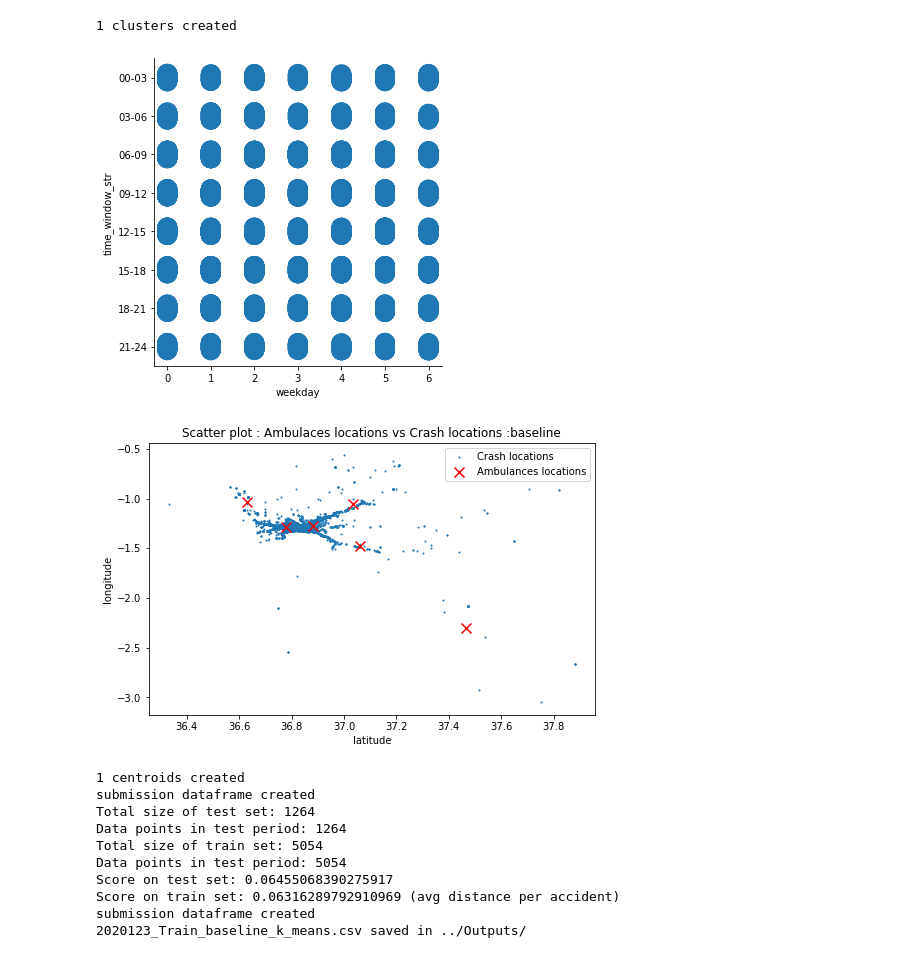
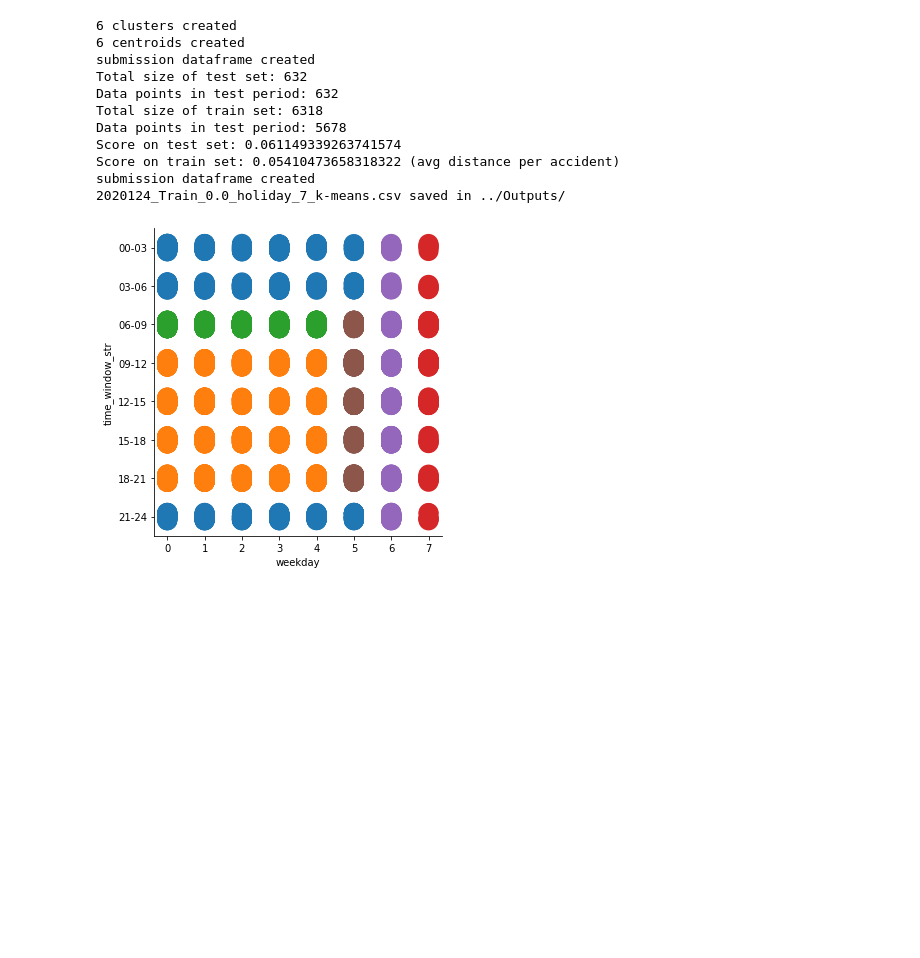
Before and after one commit to AndOleAnd/Capstone_N_A_P, a Jupyter notebook: Notebooks/submission_functions.ipynb, the cells around one changed output. Cells and saved outputs as stored; diff of their text form; code cells hidden in the pictures; blank space fills up the shorter version.

Commit message:
latest changes with outlier removal and holiday

```diff
--- a/Notebooks/submission_functions.ipynb
+++ b/Notebooks/submission_functions.ipynb
@@ -344,46 +398,46 @@ def split_accident_df(data, strategy, test_size=0.3, random_state=42):
 # %%
 def ambulance_placement_pipeline(input_path='../Inputs/', output_path='../Outputs/', crash_source_csv='Train',
+                                 outlier_filter=0,
                                  holdout_strategy='year_2019', holdout_test_size=0.3,
                                  test_period_date_start='2019-01-01', test_period_date_end='2019-07-01',
                                  tw_cluster_strategy='saturday_2', placement_model='k_means', verbose=0):
     '''
     load crash data (from train or prediction) and apply feautre engineering, run tw clustering (based on strategy choice)
     create ambulance placements, create output file.
     '''
     crash_df = create_crash_df(train_file = input_path+crash_source_csv+'.csv')
     crash_df = create_temporal_features(crash_df)
-    crash_df, test_df = split_accident_df(data=crash_df, strategy=holdout_strategy, test_size=holdout_test_size)
-    test_df = drop_temporal(test_df)
-    crash_df = create_cluster_feature(crash_df, strategy=tw_cluster_strategy, verbose=verbose)
-    centroids_dict = create_k_means_centroids(crash_df, verbose=verbose)
+    train_df, test_df = split_accident_df(data=crash_df, strategy=holdout_strategy, test_size=holdout_test_size)
+    train_df = outlier_removal(train_df, filter=outlier_filter)
+    train_df = create_cluster_feature(train_df, strategy=tw_cluster_strategy, verbose=verbose)
+    centroids_dict = create_k_means_centroids(train_df, verbose=verbose)
     train_placements_df = centroid_to_submission(centroids_dict, date_start='2018-01-01', date_end='2019-12-31', tw_cluster_strategy=tw_cluster_strategy)
     print(f'Total size of test set: {test_df.shape[0]}')
     test_score = score(train_placements_df, test_df, test_start_date=test_period_date_start, test_end_date=test_period_date_end)
     print(f'Total size of train set: {crash_df.shape[0]}')
-    train_score = score(train_placements_df,crash_df, test_start_date=test_period_date_start, test_end_date=test_period_date_end)
+    train_score = score(train_placements_df,train_df, test_start_date=test_period_date_start, test_end_date=test_period_date_end)
     print(f'Score on test set: {test_score / max(test_df.shape[0],1)}')
-    print(f'Score on train set: {train_score / crash_df.shape[0] } (avg distance per accident)')
+    print(f'Score on train set: {train_score / train_df.shape[0] } (avg distance per accident)')
 
-
-# create file for submitting to zindi
+   # create file for submitting to zindi
     submission_df = centroid_to_submission(centroids_dict, date_start='2019-07-01', date_end='2020-01-01', tw_cluster_strategy=tw_cluster_strategy)
-    create_submission_csv(submission_df, crash_source=crash_source_csv, tw_cluster_strategy=tw_cluster_strategy, model_name=placement_model, path=output_path)
+    create_submission_csv(submission_df, crash_source=crash_source_csv, outlier_filter=outlier_filter, tw_cluster_strategy=tw_cluster_strategy, model_name=placement_model, path=output_path)
 
 ambulance_placement_pipeline(input_path='../Inputs/', output_path='../Outputs/', crash_source_csv='Train',
-                              holdout_strategy='random', holdout_test_size=0.2,
-                              test_period_date_start='2018-01-01', test_period_date_end='2019-12-31',
-                              tw_cluster_strategy='baseline', placement_model='k_means', verbose=5)
+                             outlier_filter=0.00,
+                             holdout_strategy='random', holdout_test_size=0.1,
+                             test_period_date_start='2018-01-01', test_period_date_end='2019-12-31',
+                             tw_cluster_strategy='holiday_7', placement_model='k-means', verbose=2)
 # %% [output]
-1 clusters created
+6 clusters created
+6 centroids created
+submission dataframe created
+Total size of test set: 632
+Data points in test period: 632
+Total size of train set: 6318
+Data points in test period: 5678
+Score on test set: 0.061149339263741574
+Score on train set: 0.05410473658318322 (avg distance per accident)
+submission dataframe created
+2020124_Train_0.0_holiday_7_k-means.csv saved in ../Outputs/
-[figure, old version]
+[figure, new version]
-[figure, removed]
-1 centroids created
-submission dataframe created
-Total size of test set: 1264
-Data points in test period: 1264
-Total size of train set: 5054
-Data points in test period: 5054
-Score on test set: 0.06455068390275917
-Score on train set: 0.06316289792910969 (avg distance per accident)
-submission dataframe created
-2020123_Train_baseline_k_means.csv saved in ../Outputs/
```
Also changed, not shown: parts of 1 cell of this notebook.
